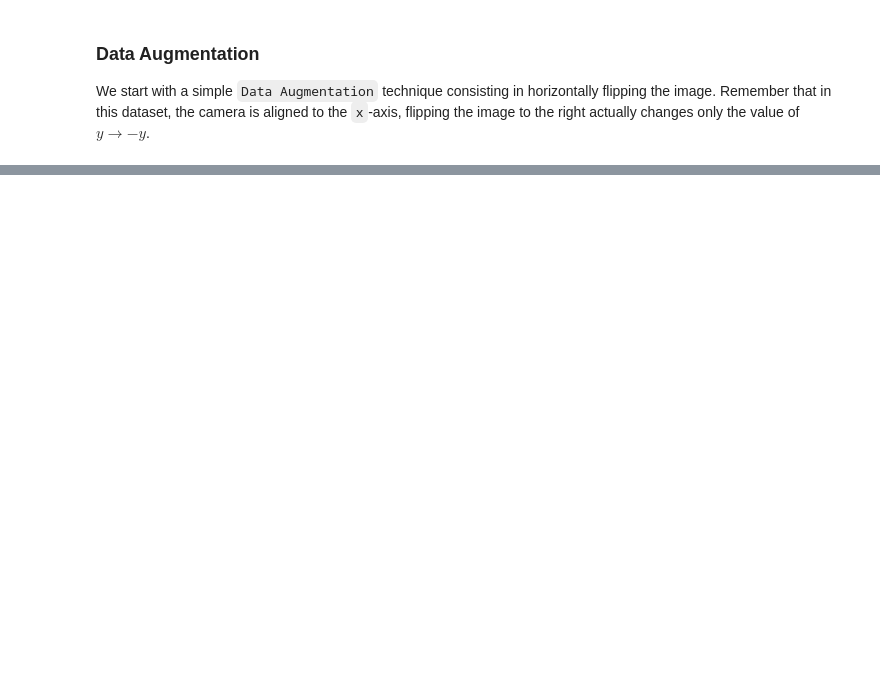
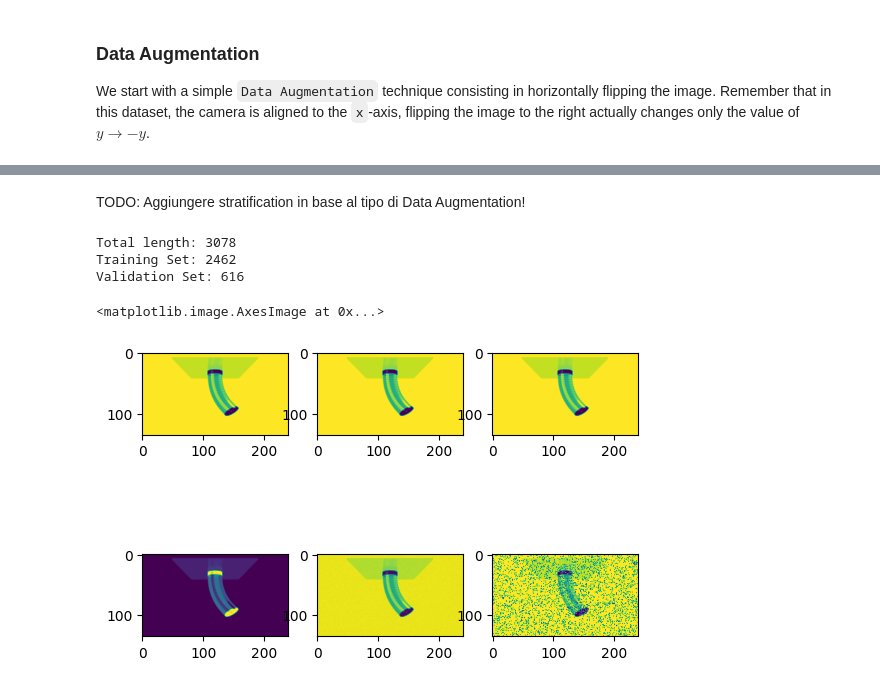
Before and after one commit to Servat0r/Robotics-Project, a Jupyter notebook: Robotics.ipynb, the cells around one changed output, grey strips where cells are left out. Cells and saved outputs as stored; diff of their text form; code cells hidden in the pictures; blank space fills up the shorter version.

```diff
--- a/Robotics.ipynb
+++ b/Robotics.ipynb
@@ -369,2 +379,0 @@ def apply_horizontal_flip(images, tip_pos):
-# %%
-images, tip_pos = apply_horizontal_flip(images, tip_pos)
@@ -379,5 +465,27 @@ ax[1].imshow(images[513+10, :, :, 1])
+# %% [markdown]
+TODO: Aggiungere stratification in base al tipo di Data Augmentation!
 # %%
 train_images, eval_images, train_tip_pos, eval_tip_pos = train_test_split(images, tip_pos, test_size=0.2, random_state=0)
+print(f"Total length: {len(images)}", f"Training Set: {len(train_images)}", f"Validation Set: {len(eval_images)}", sep='\n')
+# %% [output]
+Total length: 3078
+Training Set: 2462
+Validation Set: 616
+# %%
+# Plot examples
+IDX = 12
+LEN = 513
+fig, ax = plt.subplots(2, 3)
+plt.imshow(images[0, :, :, 1])
+ax[0, 0].imshow(images[IDX, :, :, 1])
+ax[0, 1].imshow(images[IDX+LEN, :, :, 1])
+ax[0, 2].imshow(images[IDX+2*LEN, :, :, 1])
+ax[1, 0].imshow(images[IDX+3*LEN, :, :, 1])
+ax[1, 1].imshow(images[IDX+4*LEN, :, :, 1])
+ax[1, 2].imshow(images[IDX+5*LEN, :, :, 1])
+# %% [output]
+<matplotlib.image.AxesImage at 0x...>
+[figure, added]
 # %%
 model2 = tf.keras.Sequential([
 
```
Also changed, not shown: parts of 41 cells of this notebook.
